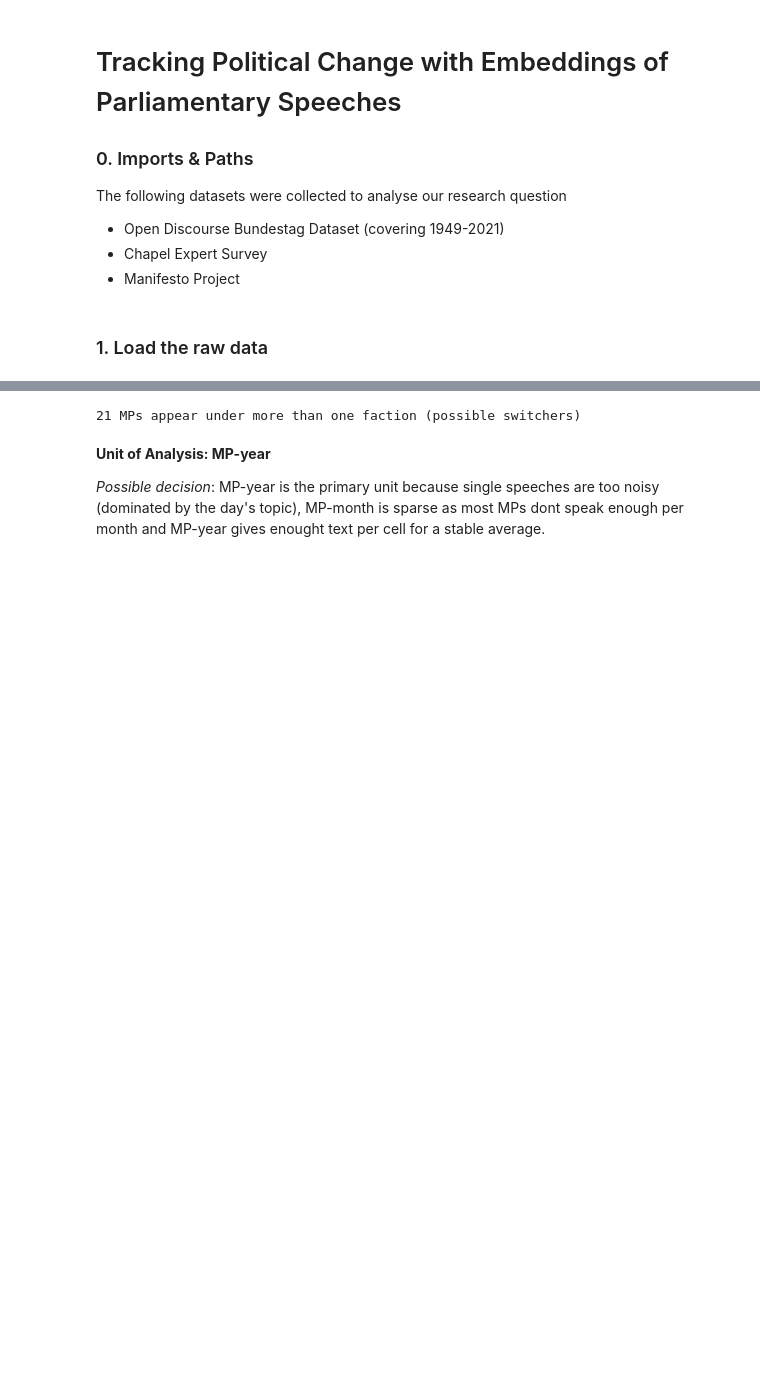
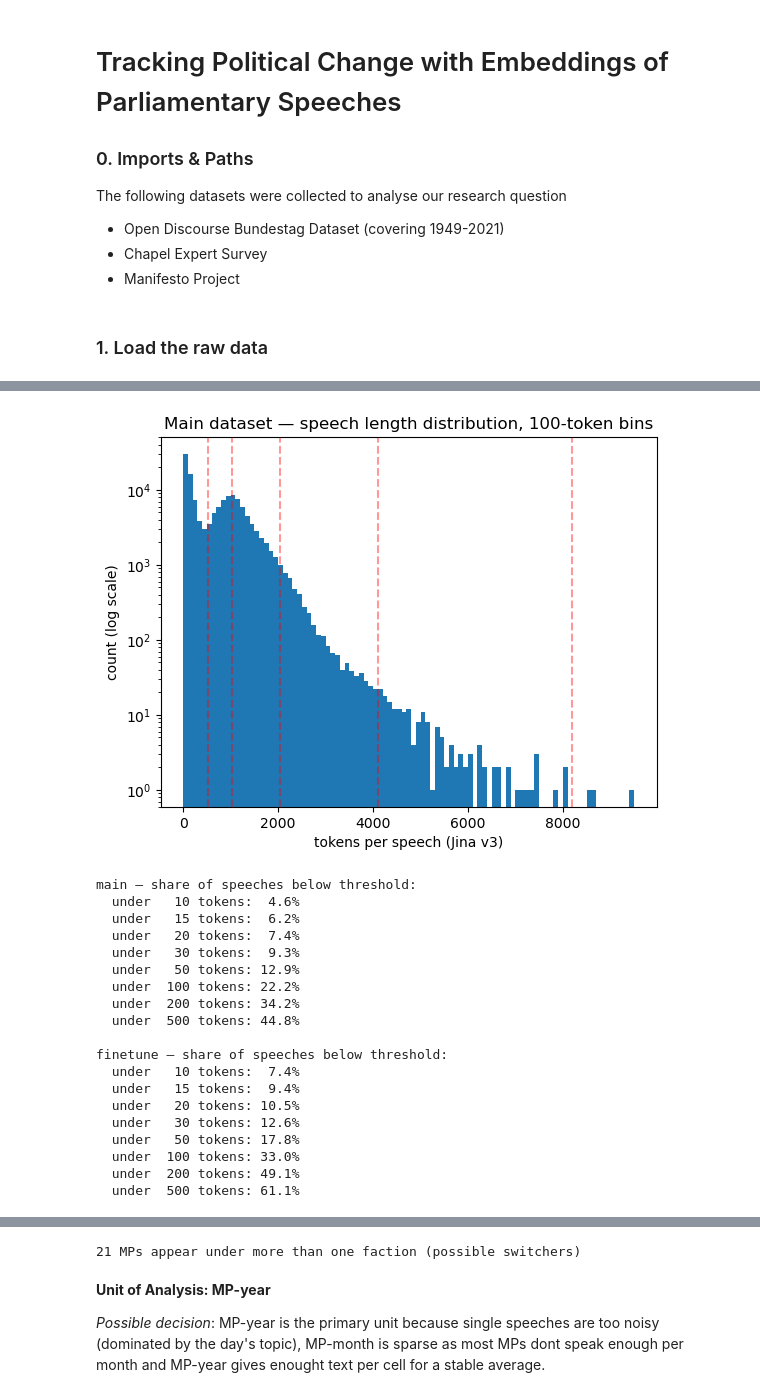
Before and after one commit to BerHarDanVoe/parliament-embeddings, a Jupyter notebook: notebooks/01_data_cleaning.ipynb, the cells around one changed output, grey strips where cells are left out. Saved outputs shown, nothing was run; the diff lists cells and outputs as text; code cells hidden in the pictures; blank space fills up the shorter version.

```diff
--- a/notebooks/01_data_cleaning.ipynb
+++ b/notebooks/01_data_cleaning.ipynb
@@ -309,0 +64,17 @@ Name: count, dtype: int64
+# %%
+# Parse dates and split into the two working windows
+speeches["date"] = pd.to_datetime(speeches["date"], errors="coerce")
+
+WINDOWS = {
+    "main": ("2000-01-01", "2021-12-31"),
+    "finetune": ("1995-01-01", "1999-12-31"),
+}
+
+datasets = {
+    name: speeches[(speeches["date"] >= start) & (speeches["date"] <= end)].copy()
+    for name, (start, end) in WINDOWS.items()
+}
+
+for name, df in datasets.items():
+    start, end = WINDOWS[name]
+    print(f"{name:>8}: {len(df):>7,} speeches ({start} to {end})")
@@ -309,0 +99,5 @@ Name: count, dtype: int64
+# %%
+# Ignore unmatched factions (-1): chairing turns, ministerial statements, guests
+for name, df in datasets.items():
+    datasets[name] = df[df["factionId"] != -1].copy()
+    print(f"{name:>8}: {len(datasets[name]):>7,} speeches remain after dropping factionId -1")
@@ -309,0 +181,6 @@ Name: count, dtype: int64
+# %%
+# Full length distribution for each dataset
+for name, df in datasets.items():
+    print(f"\n=== {name} — token distribution ===")
+    print(df["n_tokens"].describe(
+        percentiles=[.01, .05, .1, .25, .5, .75, .9, .95, .99]))
@@ -309,0 +205,38 @@ Name: count, dtype: int64
+# %%
+# Histogram of speech lengths (main dataset) with common model context caps marked,
+# plus short-tail shares for both datasets to inform the min-length filter.
+main = datasets["main"]
+top = main["n_tokens"].max()
+plt.hist(main["n_tokens"], bins=range(0, top + 100, 100))
+plt.yscale("log")
+plt.xlabel("tokens per speech (Jina v3)"); plt.ylabel("count (log scale)")
+plt.title("Main dataset — speech length distribution, 100-token bins")
+for cap in [512, 1024, 2048, 4096, 8192]:
+    plt.axvline(cap, color="red", linestyle="--", alpha=0.4)
+plt.show()
+
+for name, df in datasets.items():
+    print(f"\n{name} — share of speeches below threshold:")
+    for t in [10, 15, 20, 30, 50, 100, 200, 500]:
+        print(f"  under {t:>4} tokens: {(df['n_tokens'] < t).mean():5.1%}")
+# %% [output]
+[figure, added]
+main — share of speeches below threshold:
+  under   10 tokens:  4.6%
+  under   15 tokens:  6.2%
+  under   20 tokens:  7.4%
+  under   30 tokens:  9.3%
+  under   50 tokens: 12.9%
+  under  100 tokens: 22.2%
+  under  200 tokens: 34.2%
+  under  500 tokens: 44.8%
+
+finetune — share of speeches below threshold:
+  under   10 tokens:  7.4%
+  under   15 tokens:  9.4%
+  under   20 tokens: 10.5%
+  under   30 tokens: 12.6%
+  under   50 tokens: 17.8%
+  under  100 tokens: 33.0%
+  under  200 tokens: 49.1%
+  under  500 tokens: 61.1%
```
Also changed, not shown: parts of 59 cells of this notebook.
